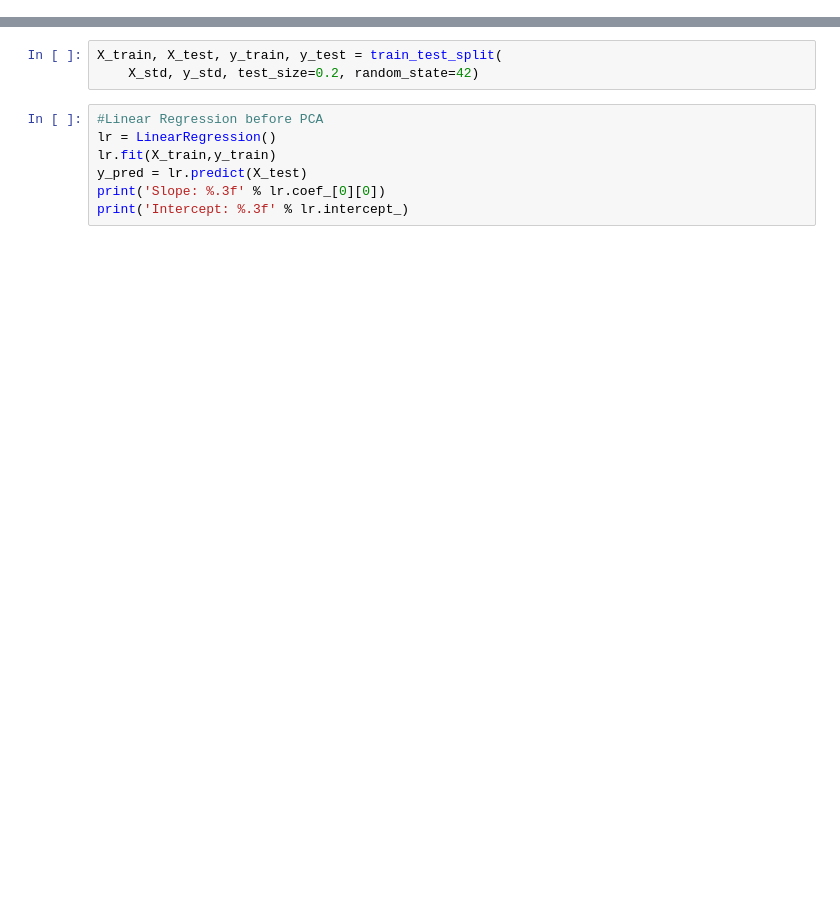
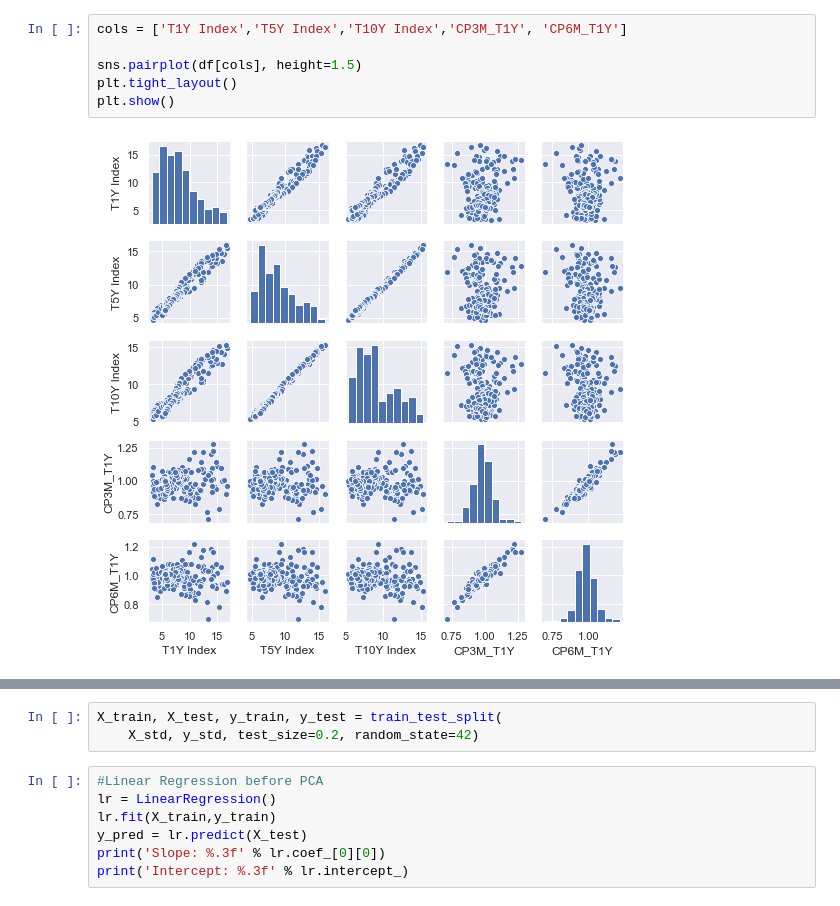
Before and after one commit to yaxuanw3/IE517_Project, a Jupyter notebook: Yohanes_Project2.ipynb, the cells around one changed output, grey strips where cells are left out. Cells and saved outputs as stored; diff of their text form; blank space fills up the shorter version.

```diff
--- a/Yohanes_Project2.ipynb
+++ b/Yohanes_Project2.ipynb
@@ -136,0 +147,8 @@ It can be seen that there are no missing values
+# %%
+cols = ['T1Y Index','T5Y Index','T10Y Index','CP3M_T1Y', 'CP6M_T1Y']
+
+sns.pairplot(df[cols], height=1.5)
+plt.tight_layout()
+plt.show()
+# %% [output]
+[figure, added]
```
Also changed, not shown: parts of 28 cells of this notebook.
